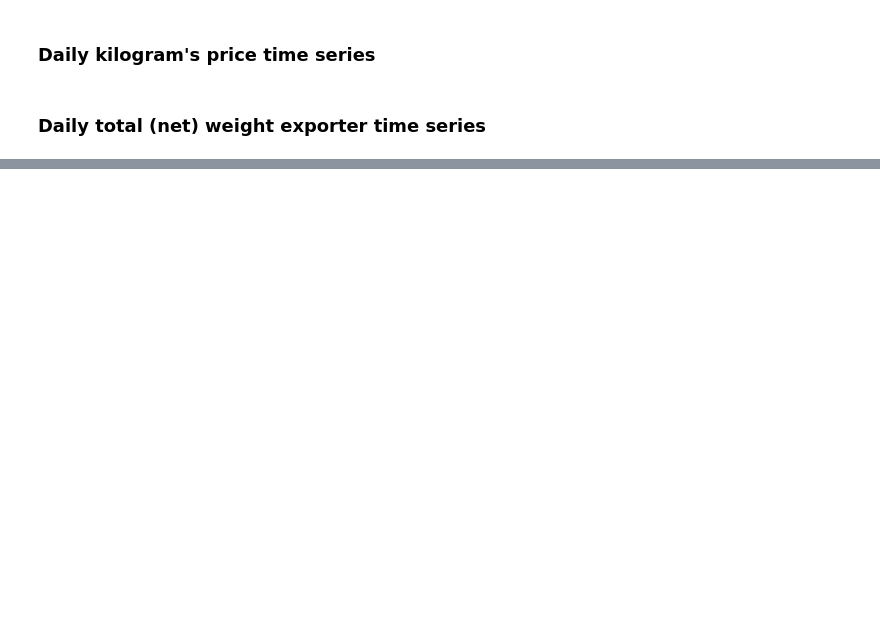
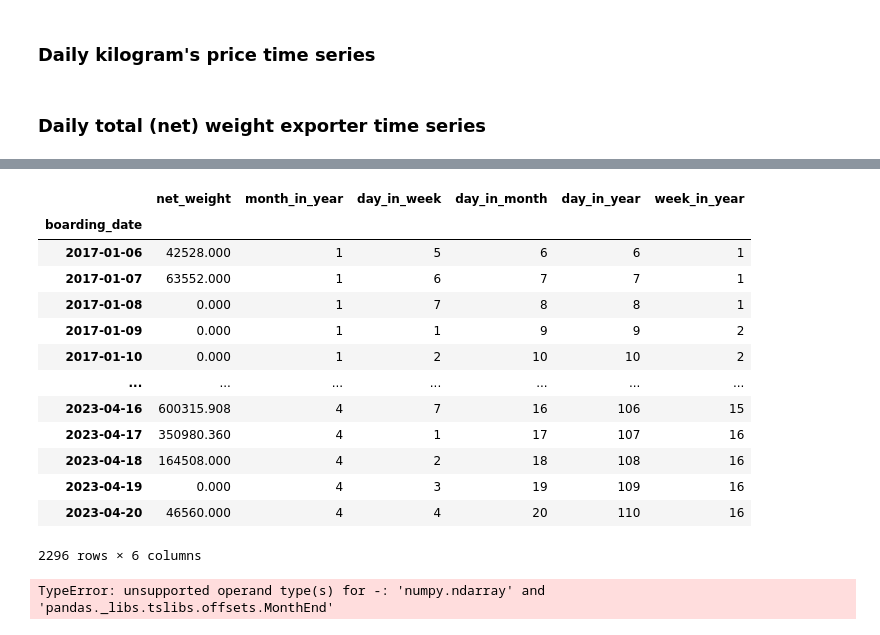
Before and after one commit to sergiopostigo/supertrade, a Jupyter notebook: exploratory_data_analysis/formatted/eda2.ipynb, the cells around one changed output, grey strips where cells are left out. Saved outputs shown, nothing was run; the diff lists cells and outputs as text; code cells hidden in the pictures; blank space fills up the shorter version.

```diff
--- a/exploratory_data_analysis/formatted/eda2.ipynb
+++ b/exploratory_data_analysis/formatted/eda2.ipynb
@@ -76,0 +149,21 @@ plt.show()
+# %%
+net_weight
+# %% [output]
+|  | net_weight | month_in_year | day_in_week | day_in_month | day_in_year | week_in_year |
+| boarding_date |  |  |  |  |  |  |
+| 2017-01-06 | 42528.000 | 1 | 5 | 6 | 6 | 1 |
+| 2017-01-07 | 63552.000 | 1 | 6 | 7 | 7 | 1 |
+| 2017-01-08 | 0.000 | 1 | 7 | 8 | 8 | 1 |
+| 2017-01-09 | 0.000 | 1 | 1 | 9 | 9 | 2 |
+| 2017-01-10 | 0.000 | 1 | 2 | 10 | 10 | 2 |
+| ... | ... | ... | ... | ... | ... | ... |
+| 2023-04-16 | 600315.908 | 4 | 7 | 16 | 106 | 15 |
+| 2023-04-17 | 350980.360 | 4 | 1 | 17 | 107 | 16 |
+| 2023-04-18 | 164508.000 | 4 | 2 | 18 | 108 | 16 |
+| 2023-04-19 | 0.000 | 4 | 3 | 19 | 109 | 16 |
+| 2023-04-20 | 46560.000 | 4 | 4 | 20 | 110 | 16 |
+2296 rows × 6 columns
+# %%
+(net_weight.index - pd.offsets.MonthEnd(1)).isocalendar().week
+# %% [output]
+TypeError: unsupported operand type(s) for -: 'numpy.ndarray' and 'pandas._libs.tslibs.offsets.MonthEnd'
```
Also changed, not shown: parts of 10 cells of this notebook, 3 other files.
